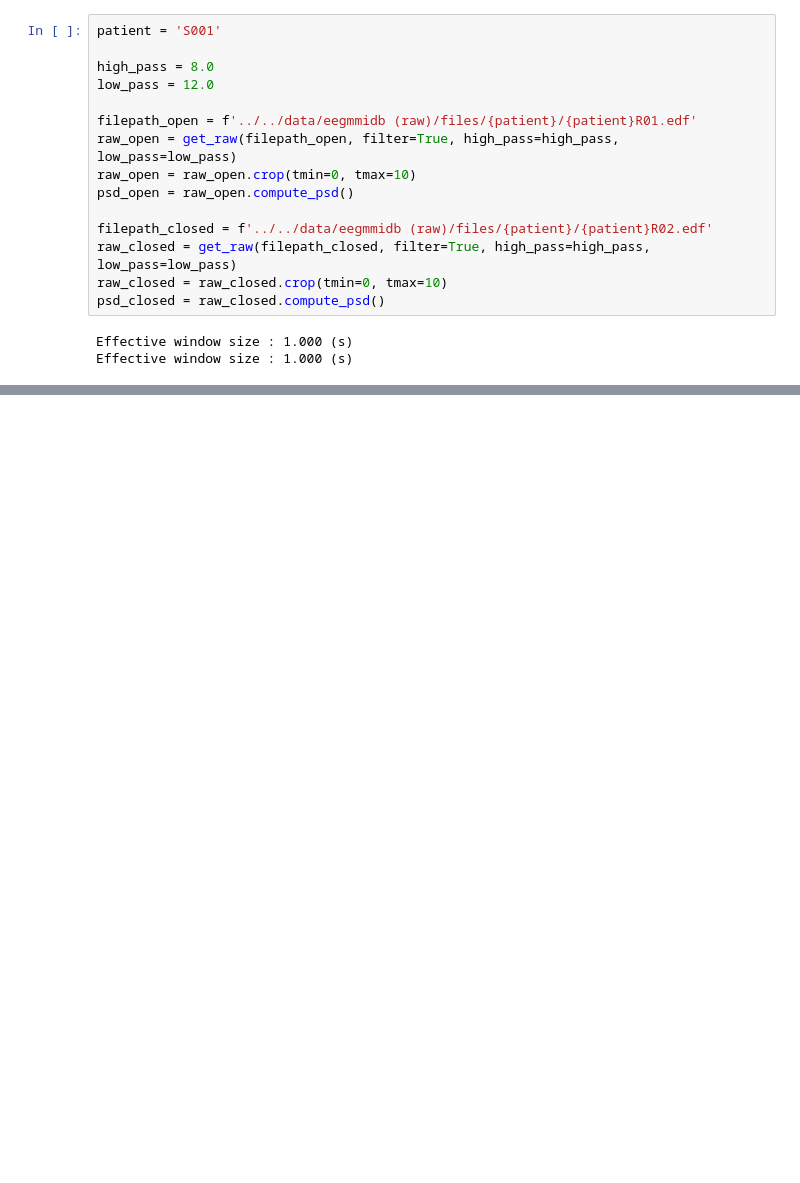
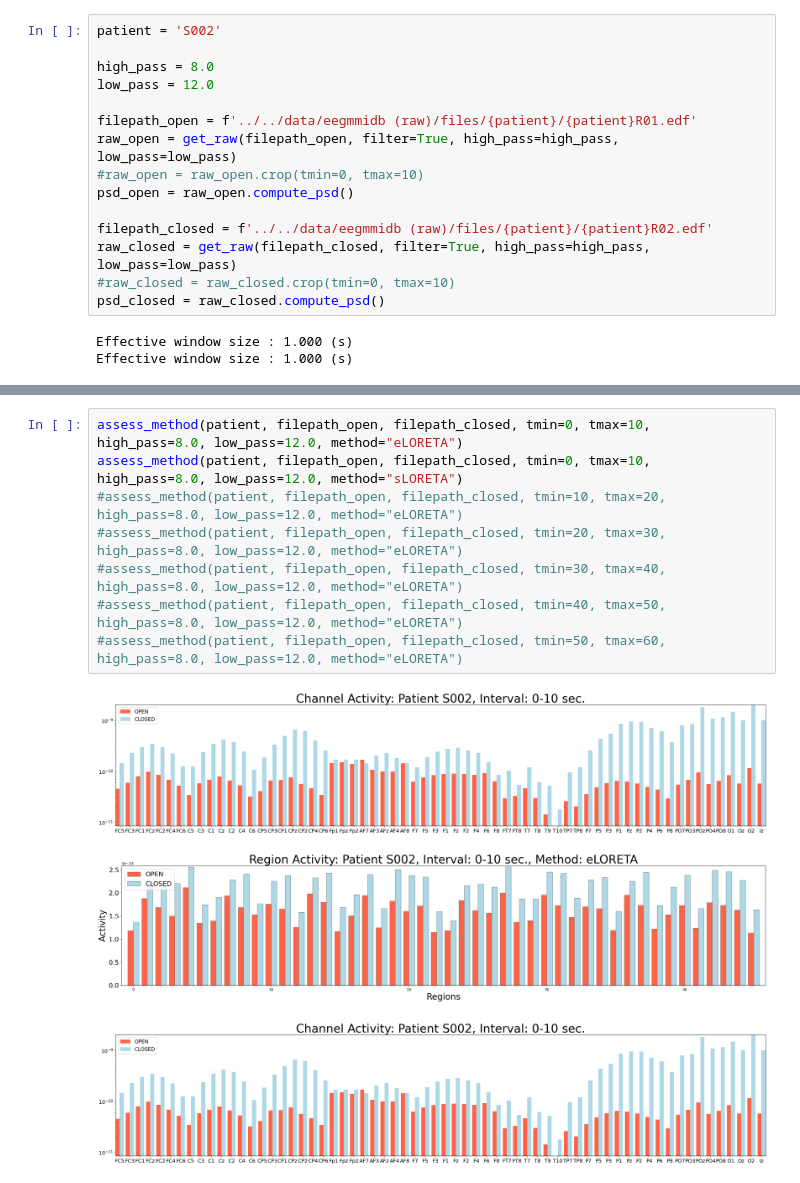
Before and after one commit to gjoelbye/TCAV-BENDR, a Jupyter notebook: notebooks/sanity_check_open_closed.ipynb, the cells around one changed output, grey strips where cells are left out. Drawn from its saved outputs; the diff is of its cells as text; blank space fills up the shorter version.

```diff
--- a/notebooks/sanity_check_open_closed.ipynb
+++ b/notebooks/sanity_check_open_closed.ipynb
@@ -152,17 +194,17 @@ def plot_baseline_comparison_patient_level_2(open, closed, title=None, savefig=F
 # %%
-patient = 'S001'
+patient = 'S002'
 
 high_pass = 8.0
 low_pass = 12.0
 
 filepath_open = f'../../data/eegmmidb (raw)/files/{patient}/{patient}R01.edf'
 raw_open = get_raw(filepath_open, filter=True, high_pass=high_pass, low_pass=low_pass)
-raw_open = raw_open.crop(tmin=0, tmax=10)
+#raw_open = raw_open.crop(tmin=0, tmax=10)
 psd_open = raw_open.compute_psd()
 
 filepath_closed = f'../../data/eegmmidb (raw)/files/{patient}/{patient}R02.edf'
 raw_closed = get_raw(filepath_closed, filter=True, high_pass=high_pass, low_pass=low_pass)
-raw_closed = raw_closed.crop(tmin=0, tmax=10)
+#raw_closed = raw_closed.crop(tmin=0, tmax=10)
 psd_closed = raw_closed.compute_psd()
 # %% [output]
 Effective window size : 1.000 (s)
@@ -184,0 +226,12 @@ plot_baseline_comparison_patient_level(data['Alpha'], patient)
+# %%
+assess_method(patient, filepath_open, filepath_closed, tmin=0, tmax=10, high_pass=8.0, low_pass=12.0, method="eLORETA")
+assess_method(patient, filepath_open, filepath_closed, tmin=0, tmax=10, high_pass=8.0, low_pass=12.0, method="sLORETA")
+#assess_method(patient, filepath_open, filepath_closed, tmin=10, tmax=20, high_pass=8.0, low_pass=12.0, method="eLORETA")
+#assess_method(patient, filepath_open, filepath_closed, tmin=20, tmax=30, high_pass=8.0, low_pass=12.0, method="eLORETA")
+#assess_method(patient, filepath_open, filepath_closed, tmin=30, tmax=40, high_pass=8.0, low_pass=12.0, method="eLORETA")
+#assess_method(patient, filepath_open, filepath_closed, tmin=40, tmax=50, high_pass=8.0, low_pass=12.0, method="eLORETA")
+#assess_method(patient, filepath_open, filepath_closed, tmin=50, tmax=60, high_pass=8.0, low_pass=12.0, method="eLORETA")
+# %% [output]
+[figure, added]
+[figure, added]
+[figure, added]
```
Also changed, not shown: parts of 14 cells of this notebook, 1 other file.
